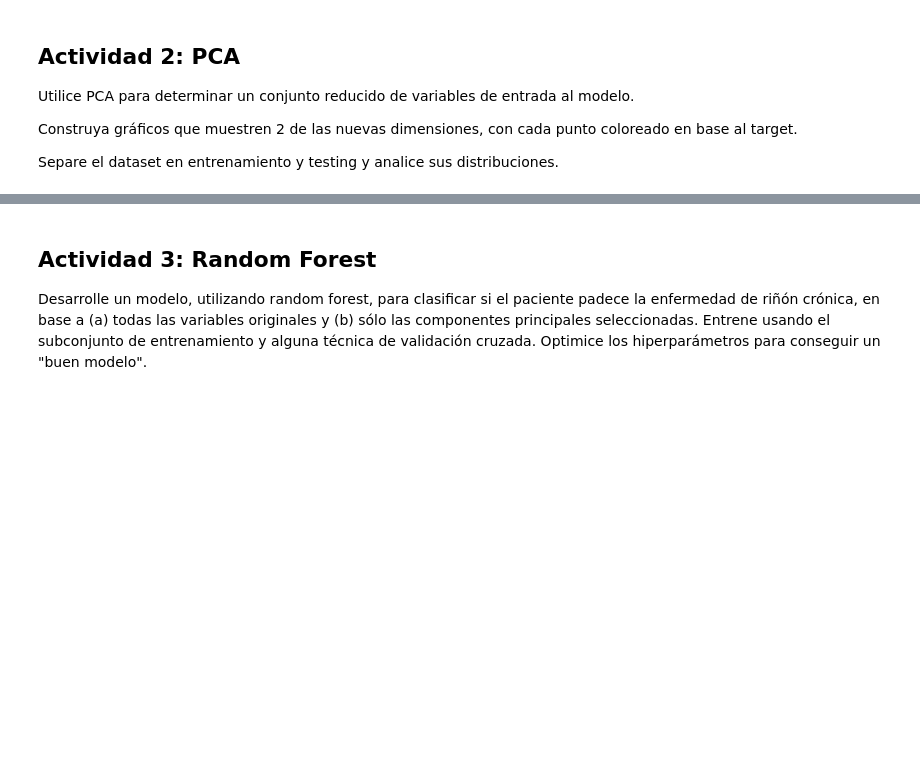
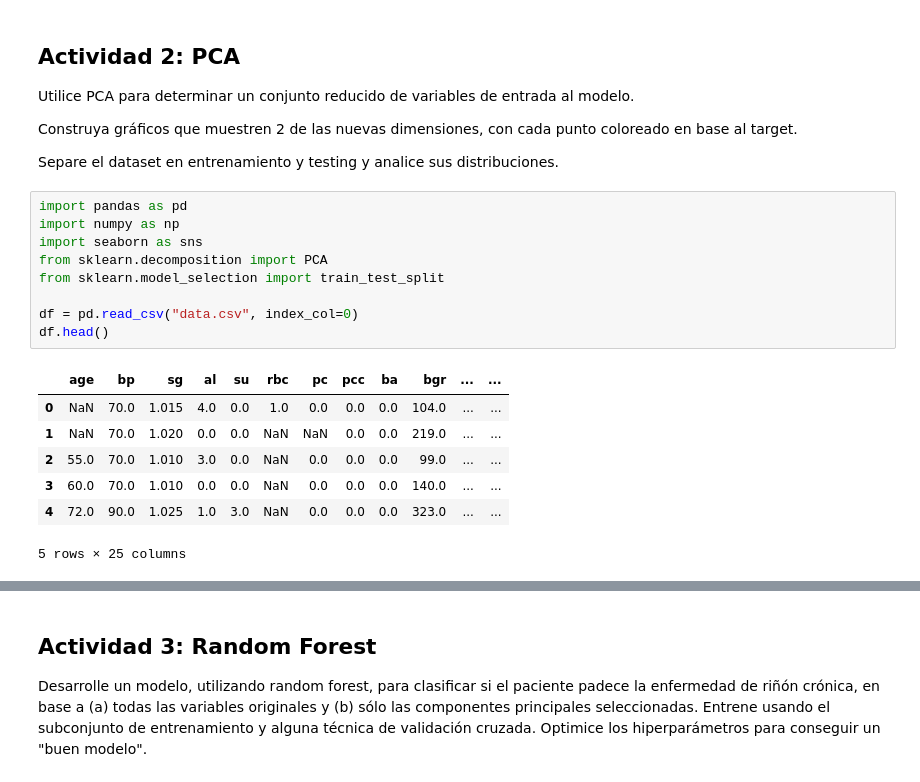
Before and after one commit to fbientrigo/machine-learning, a Jupyter notebook: Curso IA/0502 - trabajo 3/Trabajo3_20230503.ipynb, the cells around one changed output, grey strips where cells are left out. Cells and saved outputs as stored; diff of their text form; blank space fills up the shorter version.

```diff
--- a/Curso IA/0502 - trabajo 3/Trabajo3_20230503.ipynb
+++ b/Curso IA/0502 - trabajo 3/Trabajo3_20230503.ipynb
@@ -212,3 +271,20 @@ Utilice PCA para determinar un conjunto reducido de variables de entrada al mode
 Construya gráficos que muestren 2 de las nuevas dimensiones, con cada punto coloreado en base al target.
 
 Separe el dataset en entrenamiento y testing y analice sus distribuciones.
+# %%
+import pandas as pd
+import numpy as np
+import seaborn as sns
+from sklearn.decomposition import PCA
+from sklearn.model_selection import train_test_split
+
+df = pd.read_csv("data.csv", index_col=0)
+df.head()
+# %% [output]
+|  | age | bp | sg | al | su | rbc | pc | pcc | ba | bgr | ... | ... |
+| 0 | NaN | 70.0 | 1.015 | 4.0 | 0.0 | 1.0 | 0.0 | 0.0 | 0.0 | 104.0 | ... | ... |
+| 1 | NaN | 70.0 | 1.020 | 0.0 | 0.0 | NaN | NaN | 0.0 | 0.0 | 219.0 | ... | ... |
+| 2 | 55.0 | 70.0 | 1.010 | 3.0 | 0.0 | NaN | 0.0 | 0.0 | 0.0 | 99.0 | ... | ... |
+| 3 | 60.0 | 70.0 | 1.010 | 0.0 | 0.0 | NaN | 0.0 | 0.0 | 0.0 | 140.0 | ... | ... |
+| 4 | 72.0 | 90.0 | 1.025 | 1.0 | 3.0 | NaN | 0.0 | 0.0 | 0.0 | 323.0 | ... | ... |
+5 rows × 25 columns
```
Also changed, not shown: parts of 29 cells of this notebook, 1 other file.
